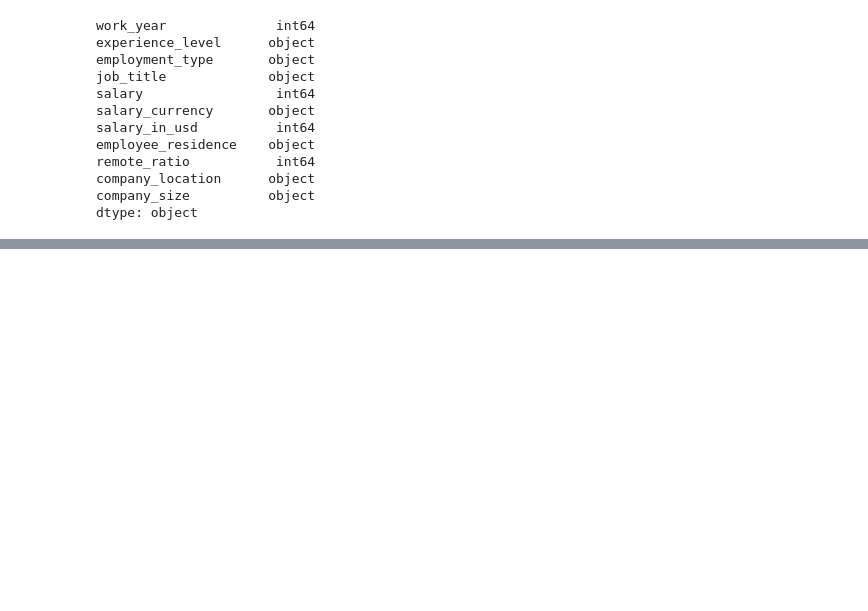
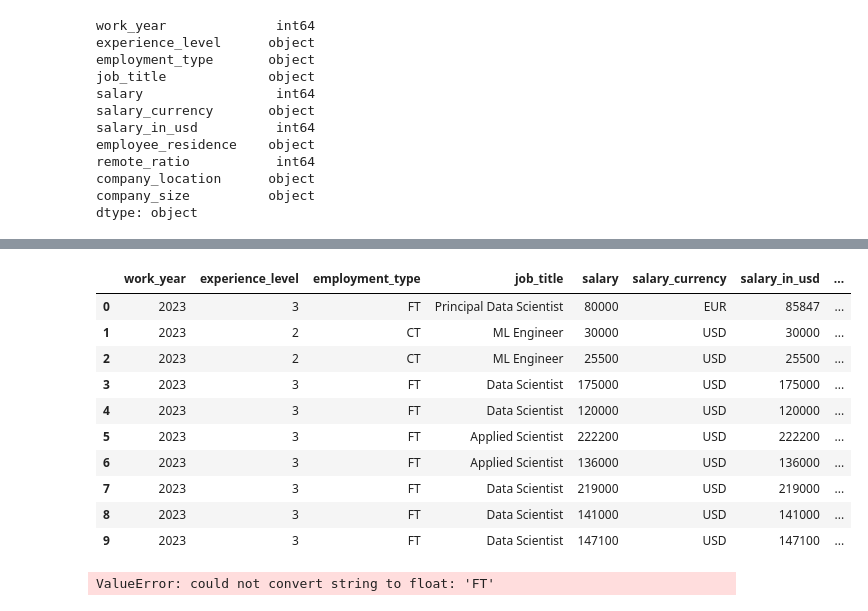
Before and after one commit to samanthadiggs/dataScienceSalariesAnalysis, a Jupyter notebook: salariesNotebook.ipynb, the cells around one changed output, grey strips where cells are left out. Cells and saved outputs as stored; diff of their text form; code cells hidden in the pictures; blank space fills up the shorter version.

```diff
--- a/salariesNotebook.ipynb
+++ b/salariesNotebook.ipynb
@@ -78,0 +97,20 @@ df_salary['experience_level'] = df_salary['experience_level'].replace(mapping)
+# %%
+# did not work, because experience level still shows up as an object and i need it to be an int64, checking to see what is says now
+df_salary.head(10)
+# %% [output]
+|  | work_year | experience_level | employment_type | job_title | salary | salary_currency | salary_in_usd | ... |
+| 0 | 2023 | 3 | FT | Principal Data Scientist | 80000 | EUR | 85847 | ... |
+| 1 | 2023 | 2 | CT | ML Engineer | 30000 | USD | 30000 | ... |
+| 2 | 2023 | 2 | CT | ML Engineer | 25500 | USD | 25500 | ... |
+| 3 | 2023 | 3 | FT | Data Scientist | 175000 | USD | 175000 | ... |
+| 4 | 2023 | 3 | FT | Data Scientist | 120000 | USD | 120000 | ... |
+| 5 | 2023 | 3 | FT | Applied Scientist | 222200 | USD | 222200 | ... |
+| 6 | 2023 | 3 | FT | Applied Scientist | 136000 | USD | 136000 | ... |
+| 7 | 2023 | 3 | FT | Data Scientist | 219000 | USD | 219000 | ... |
+| 8 | 2023 | 3 | FT | Data Scientist | 141000 | USD | 141000 | ... |
+| 9 | 2023 | 3 | FT | Data Scientist | 147100 | USD | 147100 | ... |
+# %%
+# trying to see if it will work anyway
+df_salary.corr()
+# %% [output]
+ValueError: could not convert string to float: 'FT'
```
Also changed, not shown: parts of 9 cells of this notebook, 1 other file.
